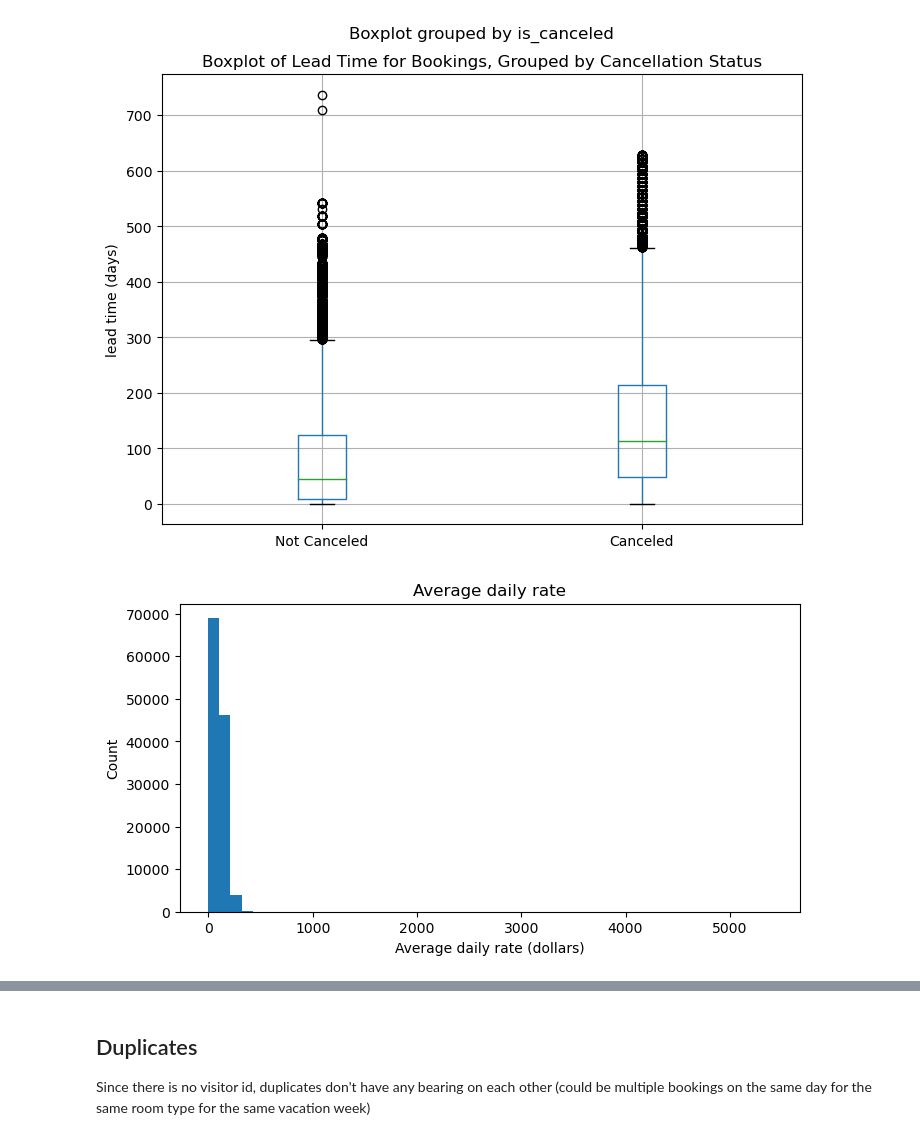
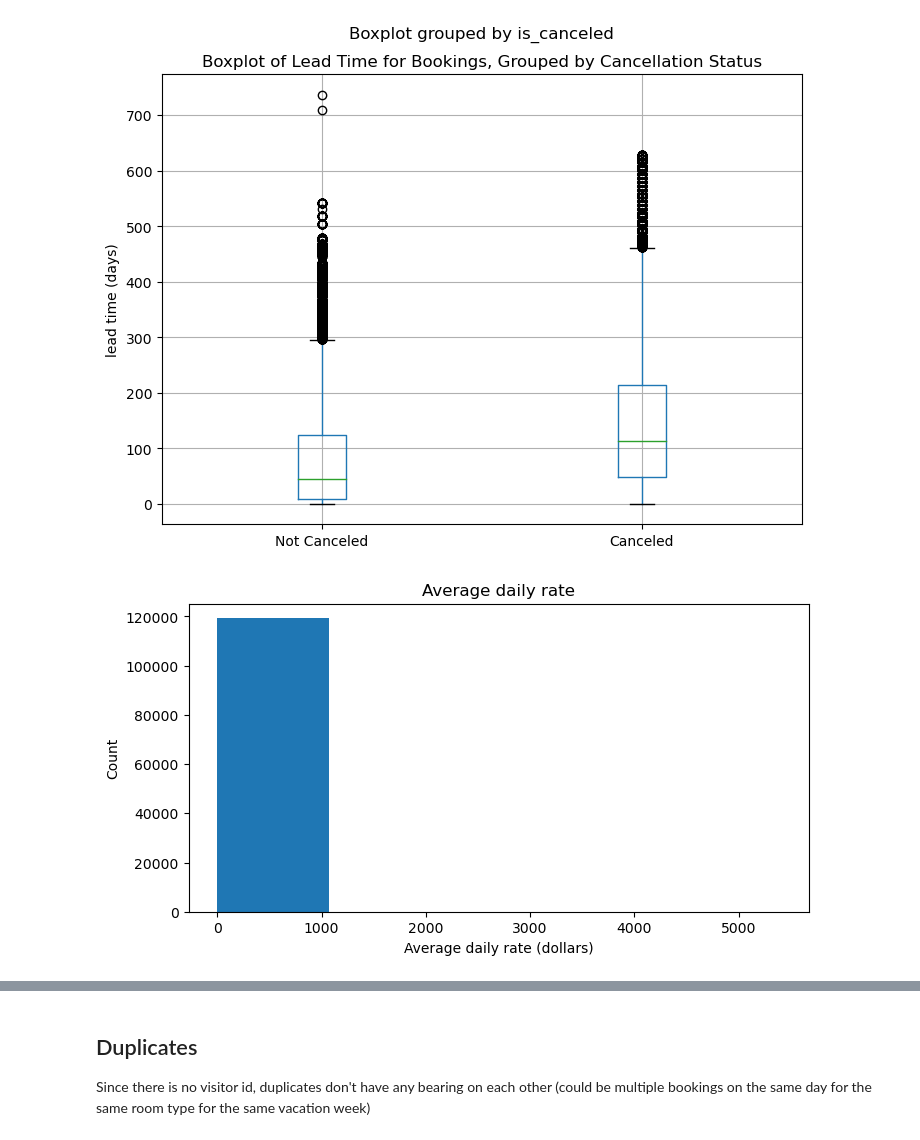
Before and after one commit to rebekahrest/data1030-final-project, a Jupyter notebook: Final Project.ipynb, the cells around one changed output, grey strips where cells are left out. Cells and saved outputs as stored; diff of their text form; code cells hidden in the pictures.

```diff
--- a/Final Project.ipynb
+++ b/Final Project.ipynb
@@ -365,14 +382,15 @@ plt.show()
 # %%
 #Average daily rate
 plt.figure(figsize=(8,4))
-df['adr'].plot.hist(bins = 50)
+data = df[df['adr'] <5000]
+df['adr'].plot.hist(bins = 5)
 
 plt.xlabel('Average daily rate (dollars)')
 plt.ylabel('Count')
 plt.title('Average daily rate')
 plt.show()
 # %% [output]
-[figure, old version]
+[figure, new version]
 # %%
 adr_data = df[['hotel', 'arrival_date_month', 'adr']]
 adr_data = adr_data[adr_data['adr'] < 5000] #one weird outlier in March that makes it hard to visualize
```
Also changed, not shown: parts of 12 cells of this notebook.
